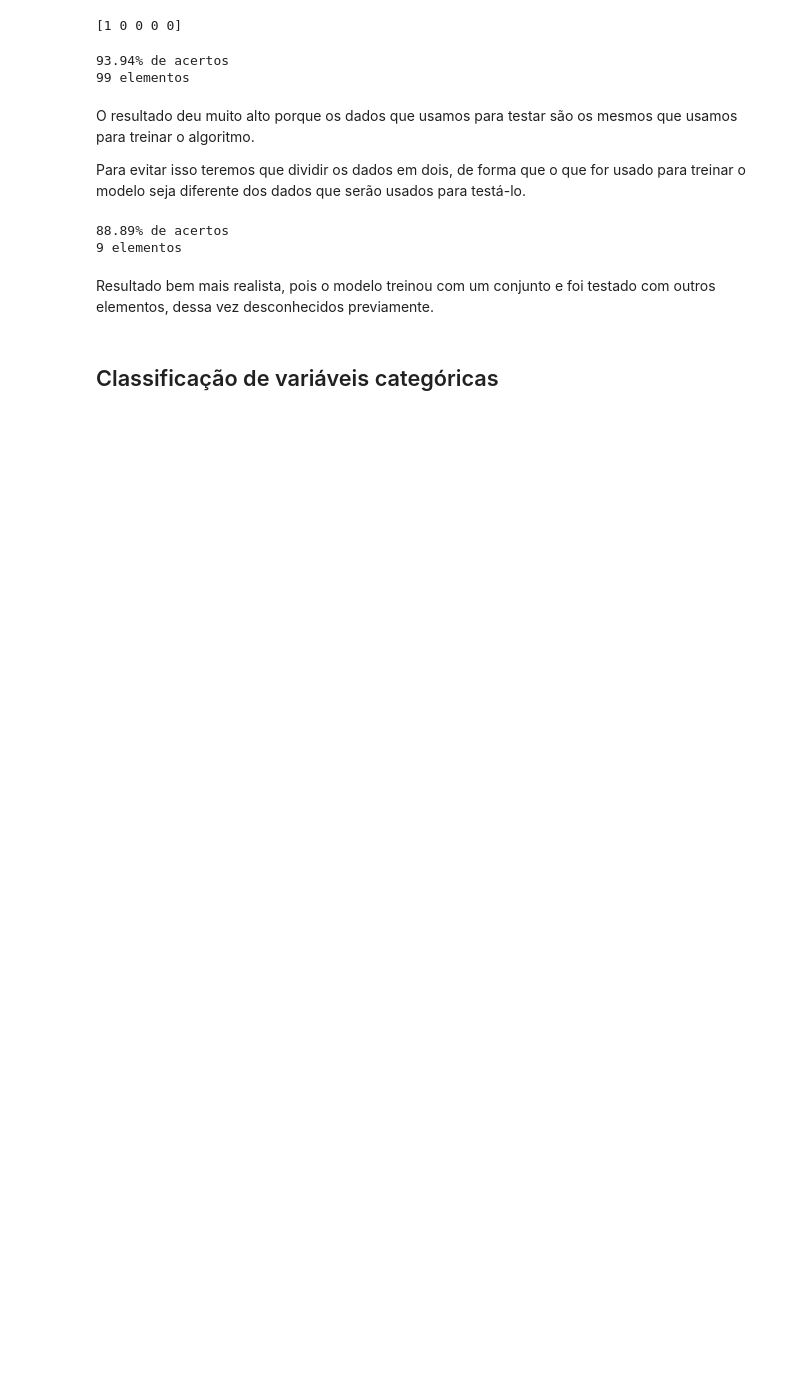
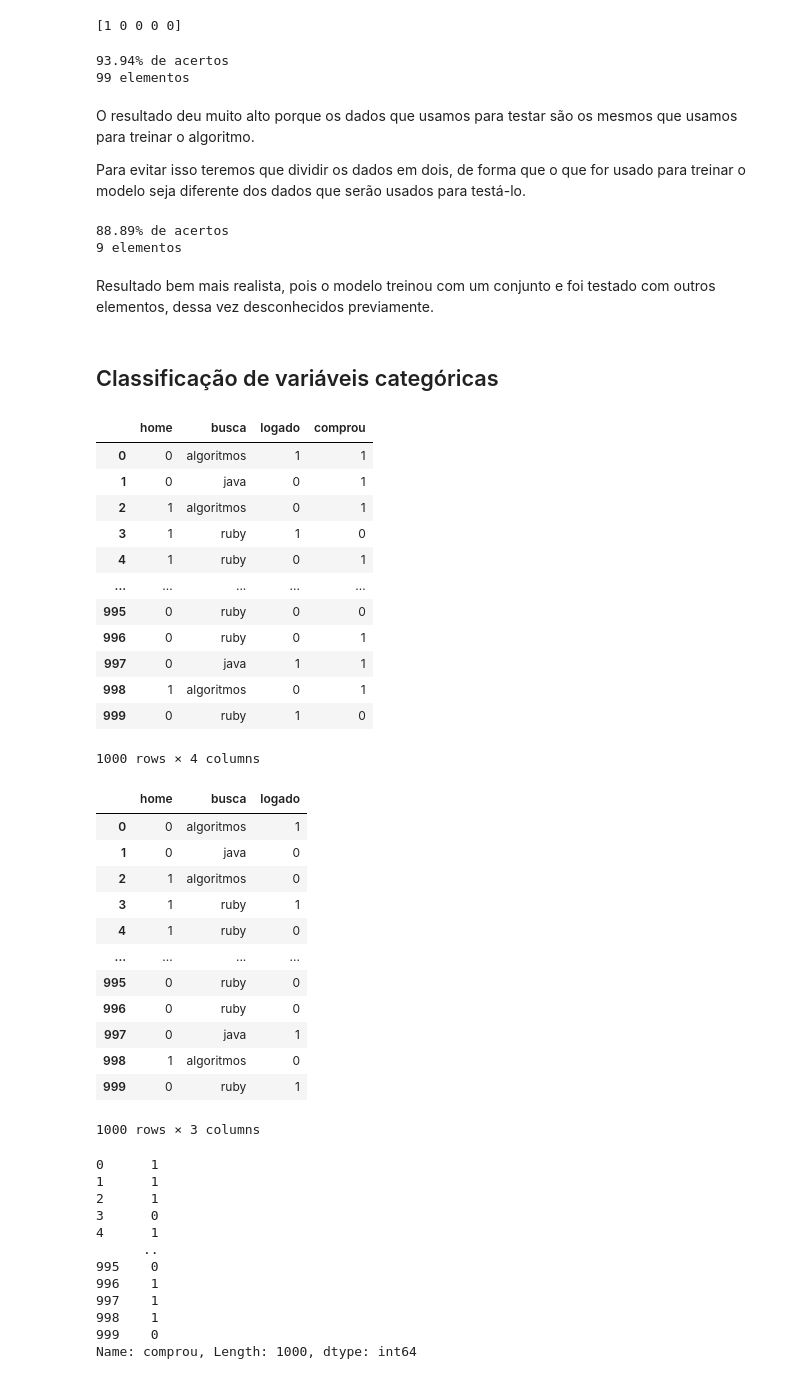
Before and after one commit to Daniel-ASG/Course_Classes, a Jupyter notebook: Machine_Learning_Classificação_por_trás_dos_panos.ipynb, the cells around one changed output. Cells and saved outputs as stored; diff of their text form; code cells hidden in the pictures; blank space fills up the shorter version.

```diff
--- a/Machine_Learning_Classificação_por_trás_dos_panos.ipynb
+++ b/Machine_Learning_Classificação_por_trás_dos_panos.ipynb
@@ -185,0 +188,47 @@ Resultado bem mais realista, pois o modelo treinou com um conjunto e foi testado
+# %%
+dados = pd.read_csv('https://raw.githubusercontent.com/alura-cursos/machine-learning-introducao-a-classificacao/master/busca.csv')
+dados.comprou.replace({'sim': 1, 'nao': 0}, inplace=True)
+X_df = dados.drop('comprou', axis=1)
+Y_df = dados['comprou']
+display(dados)
+display(X_df)
+display(Y_df)
+# %% [output]
+|  | home | busca | logado | comprou |
+| 0 | 0 | algoritmos | 1 | 1 |
+| 1 | 0 | java | 0 | 1 |
+| 2 | 1 | algoritmos | 0 | 1 |
+| 3 | 1 | ruby | 1 | 0 |
+| 4 | 1 | ruby | 0 | 1 |
+| ... | ... | ... | ... | ... |
+| 995 | 0 | ruby | 0 | 0 |
+| 996 | 0 | ruby | 0 | 1 |
+| 997 | 0 | java | 1 | 1 |
+| 998 | 1 | algoritmos | 0 | 1 |
+| 999 | 0 | ruby | 1 | 0 |
+1000 rows × 4 columns
+|  | home | busca | logado |
+| 0 | 0 | algoritmos | 1 |
+| 1 | 0 | java | 0 |
+| 2 | 1 | algoritmos | 0 |
+| 3 | 1 | ruby | 1 |
+| 4 | 1 | ruby | 0 |
+| ... | ... | ... | ... |
+| 995 | 0 | ruby | 0 |
+| 996 | 0 | ruby | 0 |
+| 997 | 0 | java | 1 |
+| 998 | 1 | algoritmos | 0 |
+| 999 | 0 | ruby | 1 |
+1000 rows × 3 columns
+0      1
+1      1
+2      1
+3      0
+4      1
+      ..
+995    0
+996    1
+997    1
+998    1
+999    0
+Name: comprou, Length: 1000, dtype: int64
```
Also changed, not shown: parts of 25 cells of this notebook.
